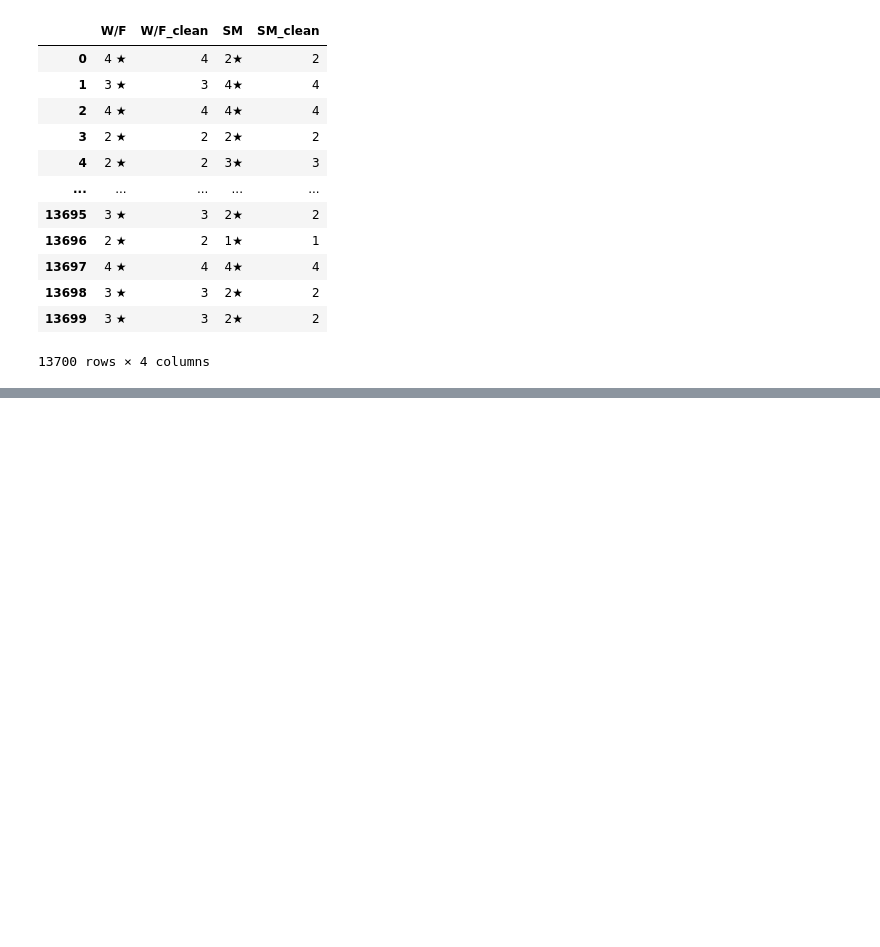
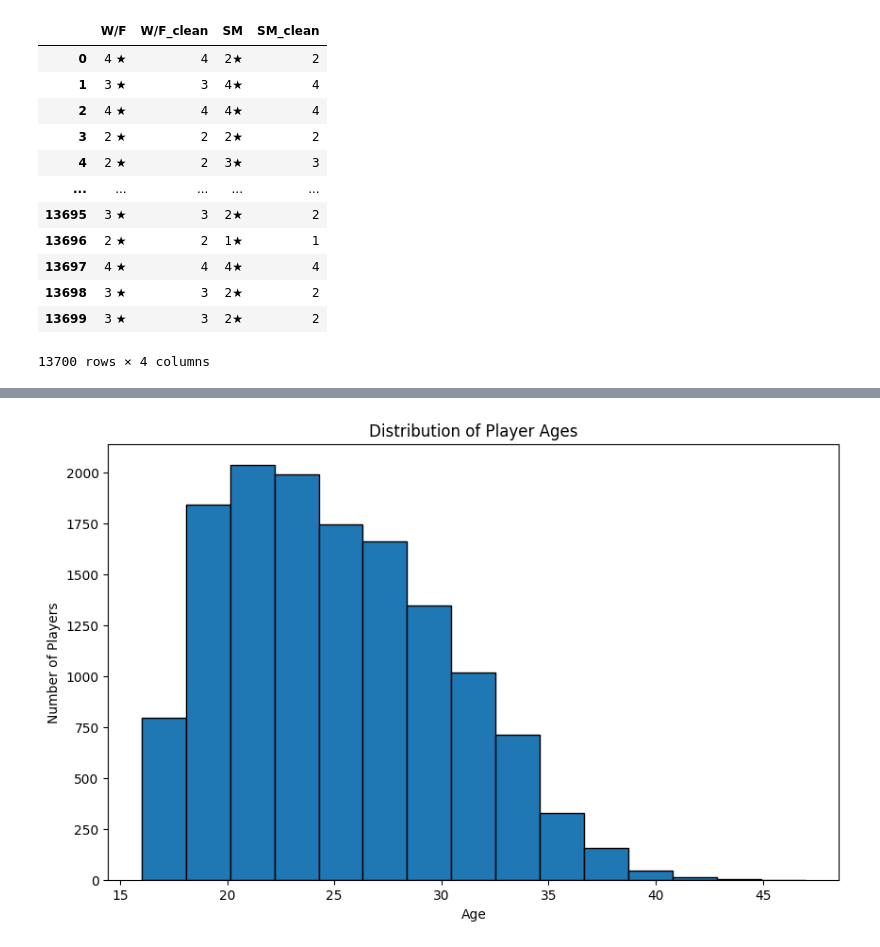
Before and after one commit to marcoandresv/fifa_exercise, a Jupyter notebook: Ejercicios_fifa_Limpieza_analisis_datos.ipynb, the cells around one changed output, grey strips where cells are left out. Drawn from its saved outputs; the diff is of its cells as text; code cells hidden in the pictures; blank space fills up the shorter version.

```diff
--- a/Ejercicios_fifa_Limpieza_analisis_datos.ipynb
+++ b/Ejercicios_fifa_Limpieza_analisis_datos.ipynb
@@ -157,0 +311,10 @@ df_fifa[["W/F", "W/F_clean", "SM", "SM_clean"]]
+# %%
+plt.figure(figsize=(10, 6))
+plt.hist(df_fifa['Age'], bins=15, edgecolor='black')
+plt.title('Distribution of Player Ages')
+plt.xlabel('Age')
+plt.ylabel('Number of Players')
+plt.show()
+# player ages
+# %% [output]
+[figure, added]
```
Also changed, not shown: parts of 17 cells of this notebook.
